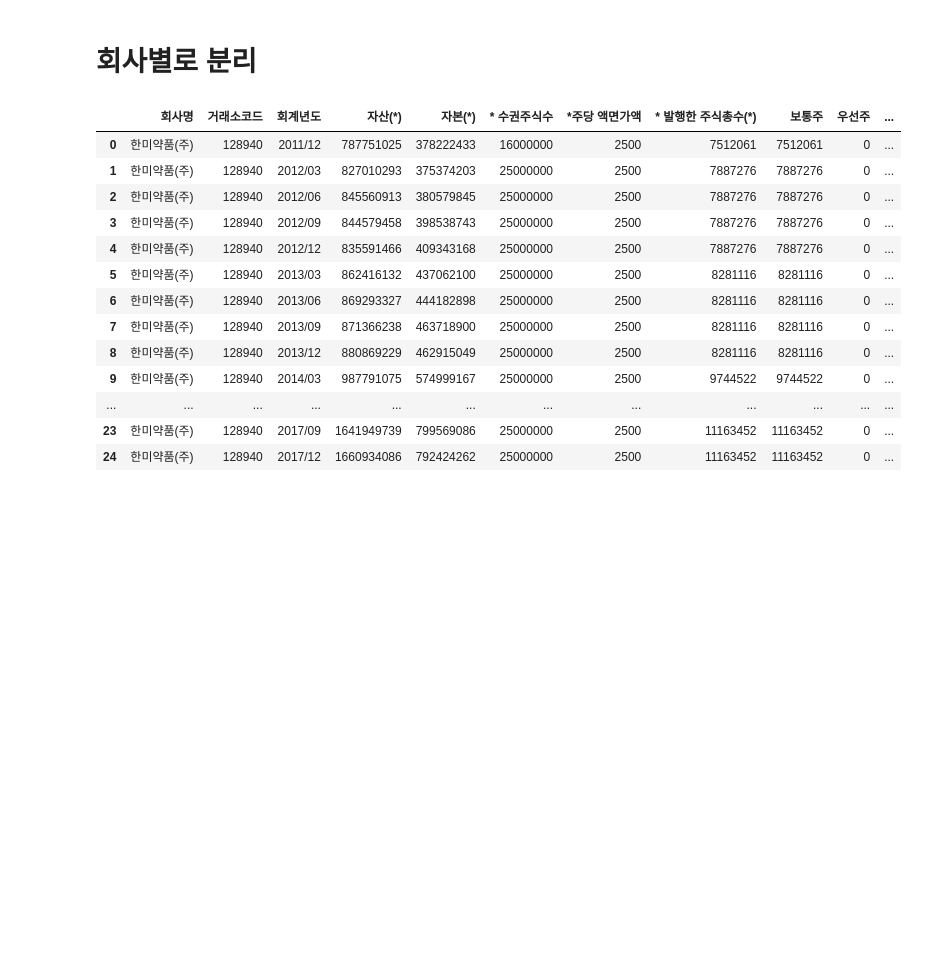
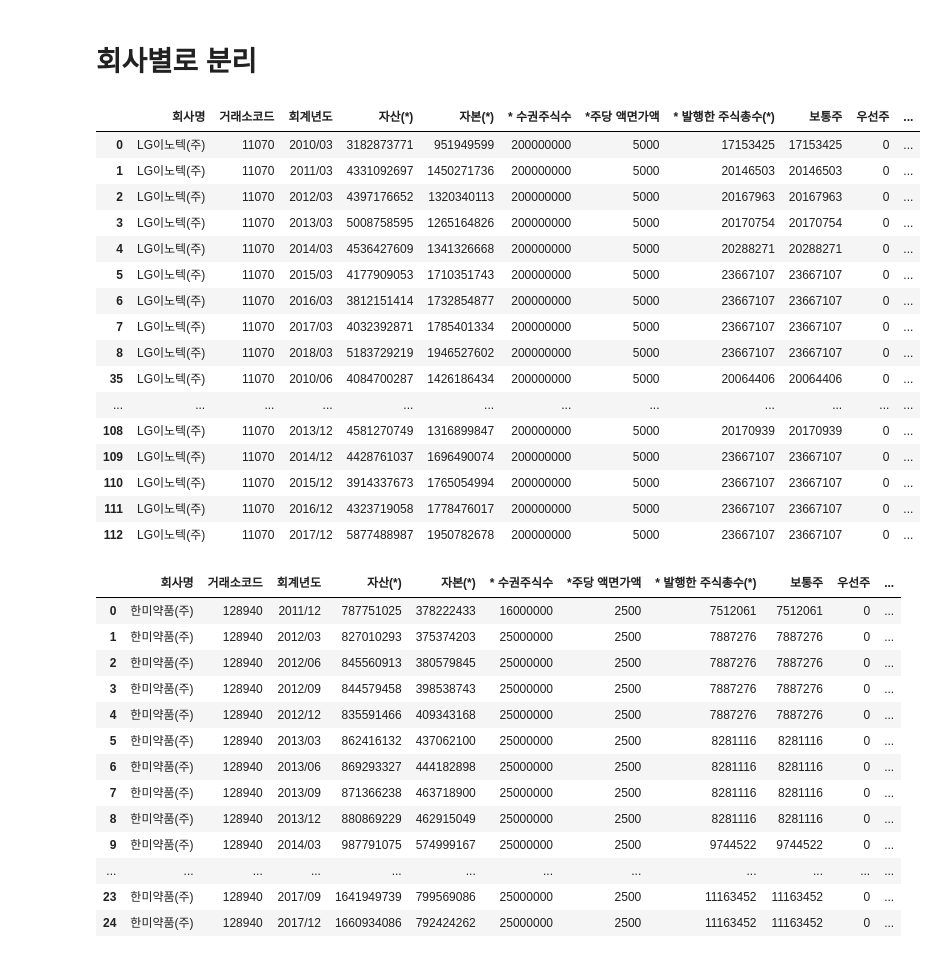
Before and after one commit to kongjeongbae/03_stock_price_prediction_using_non-financial_data, a Jupyter notebook: src/project1_semi_finance/190214_DB_재무_Validation.ipynb, the cells around one changed output. Saved outputs shown, nothing was run; the diff lists cells and outputs as text; code cells hidden in the pictures; blank space fills up the shorter version.

```diff
--- a/src/project1_semi_finance/190214_DB_재무_Validation.ipynb
+++ b/src/project1_semi_finance/190214_DB_재무_Validation.ipynb
@@ -44,6 +70,26 @@ lg = IT[IT['회사명'] == 'LG이노텍(주)']
 sdi = IT[IT['회사명'] == '삼성SDI(주)']
 ssem = IT[IT['회사명'] == '삼성전기(주)']
 hynix = IT[IT['회사명'] == '에스케이하이닉스(주)']
+# %%
+lg
+# %% [output]
+|  | 회사명 | 거래소코드 | 회계년도 | 자산(*) | 자본(*) | * 수권주식수 | *주당 액면가액 | * 발행한 주식총수(*) | 보통주 | 우선주 | ... |
+| 0 | LG이노텍(주) | 11070 | 2010/03 | 3182873771 | 951949599 | 200000000 | 5000 | 17153425 | 17153425 | 0 | ... |
+| 1 | LG이노텍(주) | 11070 | 2011/03 | 4331092697 | 1450271736 | 200000000 | 5000 | 20146503 | 20146503 | 0 | ... |
+| 2 | LG이노텍(주) | 11070 | 2012/03 | 4397176652 | 1320340113 | 200000000 | 5000 | 20167963 | 20167963 | 0 | ... |
+| 3 | LG이노텍(주) | 11070 | 2013/03 | 5008758595 | 1265164826 | 200000000 | 5000 | 20170754 | 20170754 | 0 | ... |
+| 4 | LG이노텍(주) | 11070 | 2014/03 | 4536427609 | 1341326668 | 200000000 | 5000 | 20288271 | 20288271 | 0 | ... |
+| 5 | LG이노텍(주) | 11070 | 2015/03 | 4177909053 | 1710351743 | 200000000 | 5000 | 23667107 | 23667107 | 0 | ... |
+| 6 | LG이노텍(주) | 11070 | 2016/03 | 3812151414 | 1732854877 | 200000000 | 5000 | 23667107 | 23667107 | 0 | ... |
+| 7 | LG이노텍(주) | 11070 | 2017/03 | 4032392871 | 1785401334 | 200000000 | 5000 | 23667107 | 23667107 | 0 | ... |
+| 8 | LG이노텍(주) | 11070 | 2018/03 | 5183729219 | 1946527602 | 200000000 | 5000 | 23667107 | 23667107 | 0 | ... |
+| 35 | LG이노텍(주) | 11070 | 2010/06 | 4084700287 | 1426186434 | 200000000 | 5000 | 20064406 | 20064406 | 0 | ... |
+| ... | ... | ... | ... | ... | ... | ... | ... | ... | ... | ... | ... |
+| 108 | LG이노텍(주) | 11070 | 2013/12 | 4581270749 | 1316899847 | 200000000 | 5000 | 20170939 | 20170939 | 0 | ... |
+| 109 | LG이노텍(주) | 11070 | 2014/12 | 4428761037 | 1696490074 | 200000000 | 5000 | 23667107 | 23667107 | 0 | ... |
+| 110 | LG이노텍(주) | 11070 | 2015/12 | 3914337673 | 1765054994 | 200000000 | 5000 | 23667107 | 23667107 | 0 | ... |
+| 111 | LG이노텍(주) | 11070 | 2016/12 | 4323719058 | 1778476017 | 200000000 | 5000 | 23667107 | 23667107 | 0 | ... |
+| 112 | LG이노텍(주) | 11070 | 2017/12 | 5877488987 | 1950782678 | 200000000 | 5000 | 23667107 | 23667107 | 0 | ... |
 # %%
 greencross = Medicine[Medicine['회사명'] == '(주)녹십자']
 daewoong = Medicine[Medicine['회사명'] == '(주)대웅제약']
```
Also changed, not shown: parts of 32 cells of this notebook, 4 other files.
